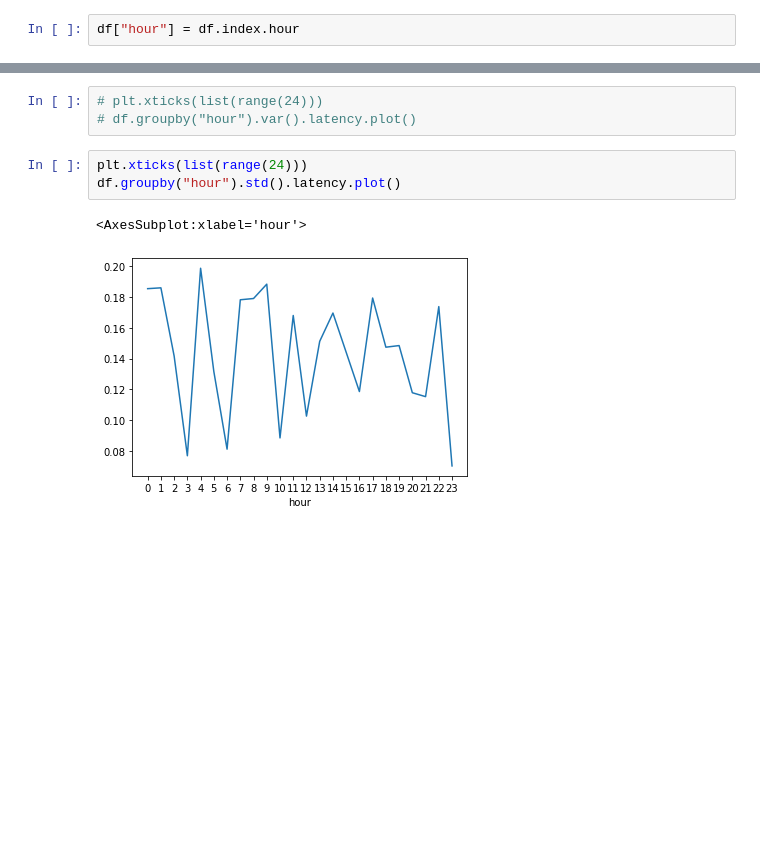
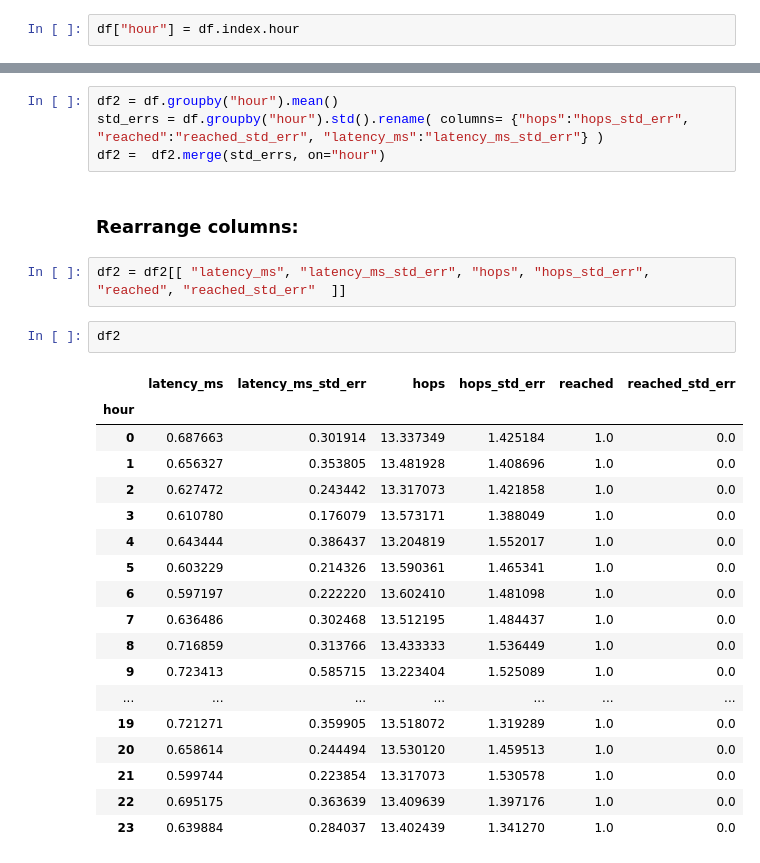
Before and after one commit to aiman-al-masoud/edi_reports, a Jupyter notebook: lab1/analysis.ipynb, the cells around one changed output, grey strips where cells are left out. Cells and saved outputs as stored; diff of their text form; blank space fills up the shorter version.

```diff
--- a/lab1/analysis.ipynb
+++ b/lab1/analysis.ipynb
@@ -153,9 +65,29 @@ df.groupby("hour").mean().latency.plot()
-# %%
-# plt.xticks(list(range(24)))
-# df.groupby("hour").var().latency.plot()
-# %%
-plt.xticks(list(range(24)))
-df.groupby("hour").std().latency.plot()
-# %% [output]
-<AxesSubplot:xlabel='hour'>
-[figure, removed]
+# %%
+df2 = df.groupby("hour").mean()
+std_errs = df.groupby("hour").std().rename( columns= {"hops":"hops_std_err", "reached":"reached_std_err", "latency_ms":"latency_ms_std_err"} )
+df2 =  df2.merge(std_errs, on="hour")
+# %% [markdown]
+### Rearrange columns:
+# %%
+df2 = df2[[ "latency_ms", "latency_ms_std_err", "hops", "hops_std_err", "reached", "reached_std_err"  ]]
+# %%
+df2
+# %% [output]
+|  | latency_ms | latency_ms_std_err | hops | hops_std_err | reached | reached_std_err |
+| hour |  |  |  |  |  |  |
+| 0 | 0.687663 | 0.301914 | 13.337349 | 1.425184 | 1.0 | 0.0 |
+| 1 | 0.656327 | 0.353805 | 13.481928 | 1.408696 | 1.0 | 0.0 |
+| 2 | 0.627472 | 0.243442 | 13.317073 | 1.421858 | 1.0 | 0.0 |
+| 3 | 0.610780 | 0.176079 | 13.573171 | 1.388049 | 1.0 | 0.0 |
+| 4 | 0.643444 | 0.386437 | 13.204819 | 1.552017 | 1.0 | 0.0 |
+| 5 | 0.603229 | 0.214326 | 13.590361 | 1.465341 | 1.0 | 0.0 |
+| 6 | 0.597197 | 0.222220 | 13.602410 | 1.481098 | 1.0 | 0.0 |
+| 7 | 0.636486 | 0.302468 | 13.512195 | 1.484437 | 1.0 | 0.0 |
+| 8 | 0.716859 | 0.313766 | 13.433333 | 1.536449 | 1.0 | 0.0 |
+| 9 | 0.723413 | 0.585715 | 13.223404 | 1.525089 | 1.0 | 0.0 |
+| ... | ... | ... | ... | ... | ... | ... |
+| 19 | 0.721271 | 0.359905 | 13.518072 | 1.319289 | 1.0 | 0.0 |
+| 20 | 0.658614 | 0.244494 | 13.530120 | 1.459513 | 1.0 | 0.0 |
+| 21 | 0.599744 | 0.223854 | 13.317073 | 1.530578 | 1.0 | 0.0 |
+| 22 | 0.695175 | 0.363639 | 13.409639 | 1.397176 | 1.0 | 0.0 |
+| 23 | 0.639884 | 0.284037 | 13.402439 | 1.341270 | 1.0 | 0.0 |
```
Also changed, not shown: parts of 21 cells of this notebook, 7 other files.
